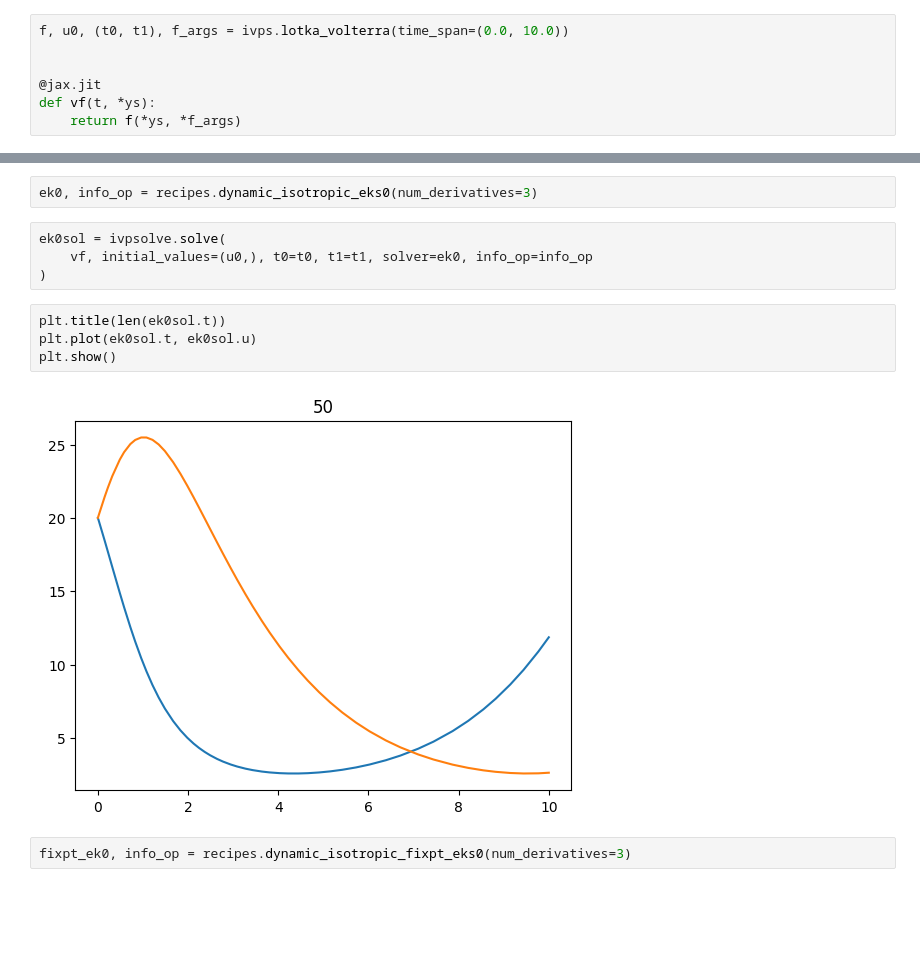
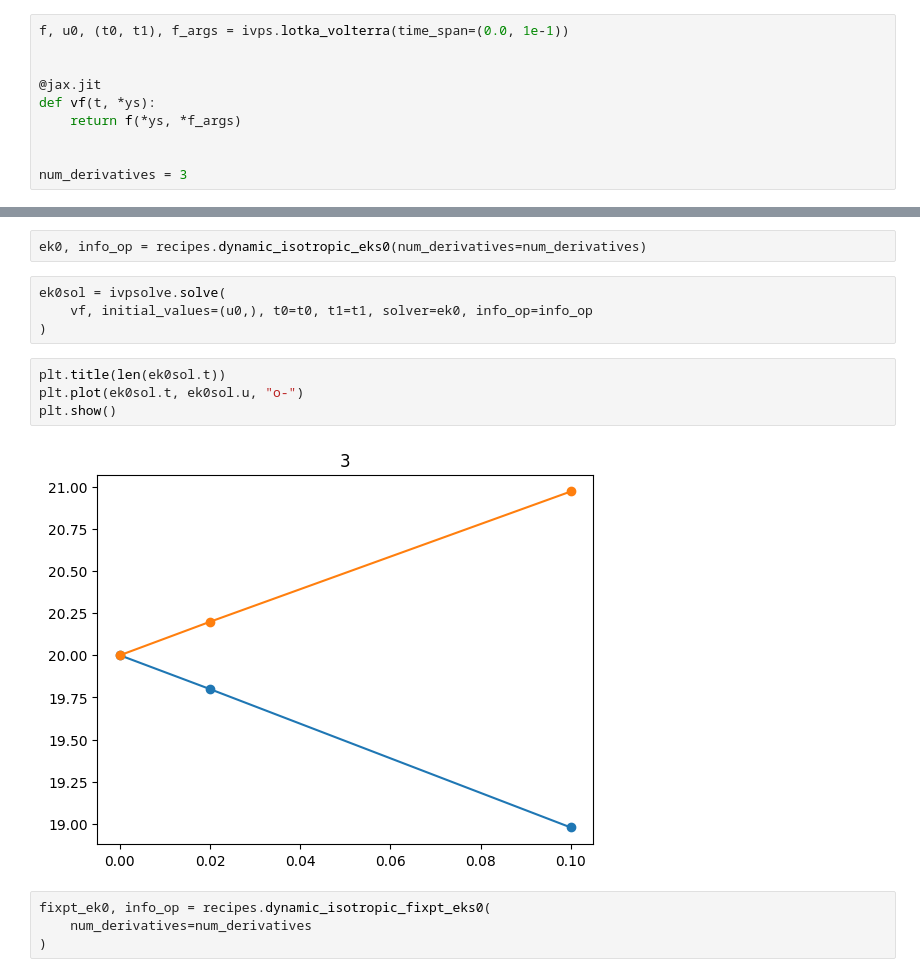
Before and after one commit to pnkraemer/probdiffeq, a Jupyter notebook: docs/examples/smoothing.ipynb, the cells around one changed output, grey strips where cells are left out. Cells and saved outputs as stored; diff of their text form; blank space fills up the shorter version.

```diff
--- a/docs/examples/smoothing.ipynb
+++ b/docs/examples/smoothing.ipynb
@@ -12,26 +12,31 @@ from odefilter import ivpsolve, recipes
 config.update("jax_enable_x64", True)
 backend.select("jax")
 # %%
-f, u0, (t0, t1), f_args = ivps.lotka_volterra(time_span=(0.0, 10.0))
+f, u0, (t0, t1), f_args = ivps.lotka_volterra(time_span=(0.0, 1e-1))
 
 
 @jax.jit
 def vf(t, *ys):
     return f(*ys, *f_args)
+
+
+num_derivatives = 3
 # %% [output]
 WARNING:absl:No GPU/TPU found, falling back to CPU. (Set TF_CPP_MIN_LOG_LEVEL=0 and rerun for more info.)
 # %%
-ek0, info_op = recipes.dynamic_isotropic_eks0(num_derivatives=3)
+ek0, info_op = recipes.dynamic_isotropic_eks0(num_derivatives=num_derivatives)
 # %%
 ek0sol = ivpsolve.solve(
     vf, initial_values=(u0,), t0=t0, t1=t1, solver=ek0, info_op=info_op
 )
 # %%
 plt.title(len(ek0sol.t))
-plt.plot(ek0sol.t, ek0sol.u)
+plt.plot(ek0sol.t, ek0sol.u, "o-")
 plt.show()
 # %% [output]
-[figure, old version]
+[figure, new version]
 # %%
-fixpt_ek0, info_op = recipes.dynamic_isotropic_fixpt_eks0(num_derivatives=3)
+fixpt_ek0, info_op = recipes.dynamic_isotropic_fixpt_eks0(
+    num_derivatives=num_derivatives
+)
 # %%
```
Also changed, not shown: parts of 5 cells of this notebook, 2 other files.
